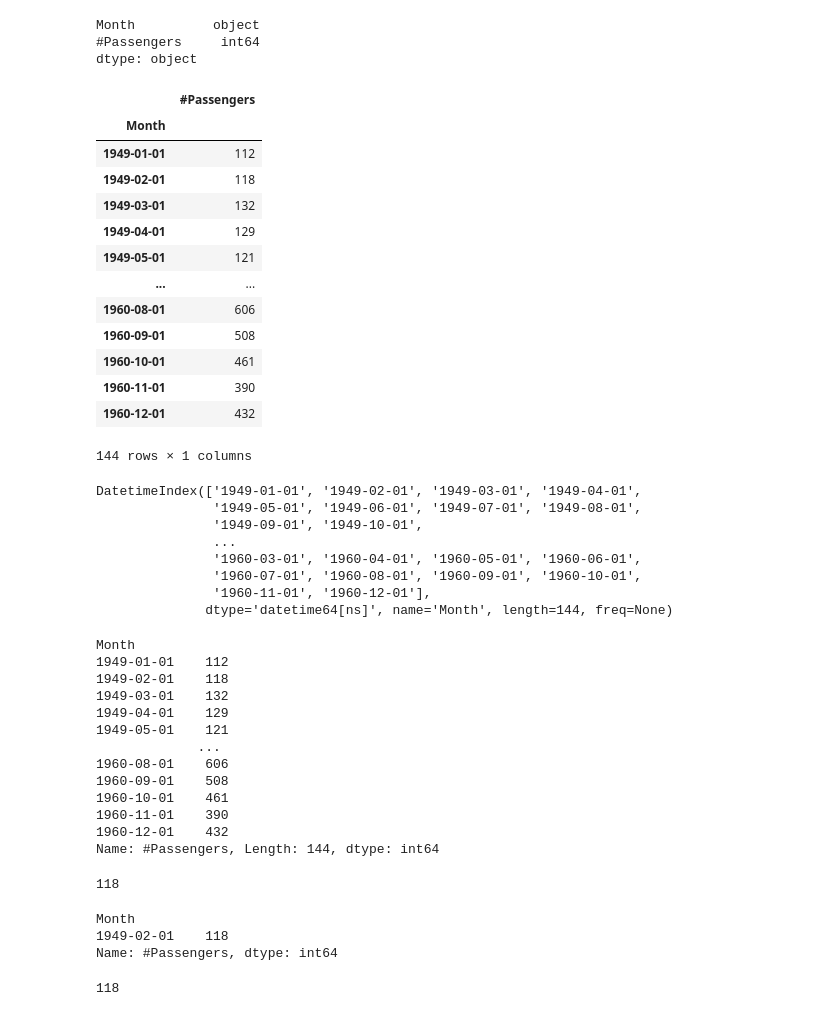
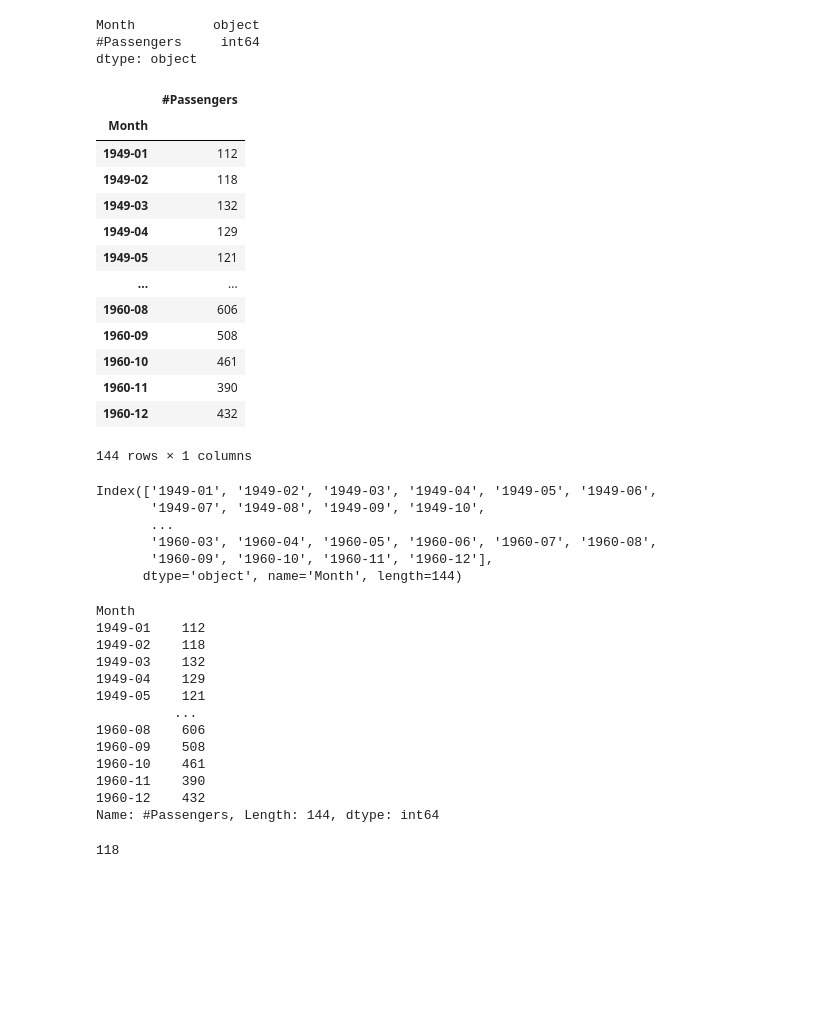
Before and after one commit to Joao-Inacio/Formacao-Cientista-de-Dados, a Jupyter notebook: 8_Series_Temporais/1_Serie_Temporal.ipynb, the cells around one changed output. Cells and saved outputs as stored; diff of their text form; code cells hidden in the pictures; blank space fills up the shorter version.

```diff
--- a/8_Series_Temporais/1_Serie_Temporal.ipynb
+++ b/8_Series_Temporais/1_Serie_Temporal.ipynb
@@ -36,76 +36,62 @@ dtype: object
 # %%
 """
 Conversão dos atributos que estão no formato string para formato de data:
 ANO-MÊS
 """
 dataparse = lambda dates: datetime.strptime(dates, '%Y-%m')
 base = pd.read_csv(
-    './Data/AirPassengers.csv', parse_dates = ['Month'], index_col = 'Month',
-    date_parser= dataparse
+    './Data/AirPassengers.csv', parse_dates=['Month'], index_col='Month',
+    date_format=dataparse
 )
 base
 # %% [output]
 |  | #Passengers |
 | Month |  |
-| 1949-01-01 | 112 |
-| 1949-02-01 | 118 |
-| 1949-03-01 | 132 |
-| 1949-04-01 | 129 |
-| 1949-05-01 | 121 |
+| 1949-01 | 112 |
+| 1949-02 | 118 |
+| 1949-03 | 132 |
+| 1949-04 | 129 |
+| 1949-05 | 121 |
 | ... | ... |
-| 1960-08-01 | 606 |
-| 1960-09-01 | 508 |
-| 1960-10-01 | 461 |
-| 1960-11-01 | 390 |
-| 1960-12-01 | 432 |
+| 1960-08 | 606 |
+| 1960-09 | 508 |
+| 1960-10 | 461 |
+| 1960-11 | 390 |
+| 1960-12 | 432 |
 144 rows × 1 columns
 # %%
 # Visualização do índice do dataframe (#Passengers)
 base.index
 # %% [output]
-DatetimeIndex(['1949-01-01', '1949-02-01', '1949-03-01', '1949-04-01',
-               '1949-05-01', '1949-06-01', '1949-07-01', '1949-08-01',
-               '1949-09-01', '1949-10-01',
-               ...
-               '1960-03-01', '1960-04-01', '1960-05-01', '1960-06-01',
-               '1960-07-01', '1960-08-01', '1960-09-01', '1960-10-01',
-               '1960-11-01', '1960-12-01'],
-              dtype='datetime64[ns]', name='Month', length=144, freq=None)
+Index(['1949-01', '1949-02', '1949-03', '1949-04', '1949-05', '1949-06',
+       '1949-07', '1949-08', '1949-09', '1949-10',
+       ...
+       '1960-03', '1960-04', '1960-05', '1960-06', '1960-07', '1960-08',
+       '1960-09', '1960-10', '1960-11', '1960-12'],
+      dtype='object', name='Month', length=144)
 # %%
 #criação da série temporal (ts)
 ts = base['#Passengers']
 ts
 # %% [output]
 Month
-1949-01-01    112
-1949-02-01    118
-1949-03-01    132
-1949-04-01    129
-1949-05-01    121
-             ...
-1960-08-01    606
-1960-09-01    508
-1960-10-01    461
-1960-11-01    390
-1960-12-01    432
+1949-01    112
+1949-02    118
+1949-03    132
+1949-04    129
+1949-05    121
+          ...
+1960-08    606
+1960-09    508
+1960-10    461
+1960-11    390
+1960-12    432
 Name: #Passengers, Length: 144, dtype: int64
-# %%
-# Visualização de registro específico
-ts[1]
-# %% [output]
-118
 # %%
 # Visualização por ano e mês
 ts['1949-02']
 # %% [output]
-Month
-1949-02-01    118
-Name: #Passengers, dtype: int64
+118
-# %%
-# Visualização de data específica
-ts[datetime(1949,2,1)]
-# %% [output]
-118
 # %%
 # Visualização de intervalos
 ts['1950-01-01':'1950-07-31']
```
Also changed, not shown: parts of 10 cells of this notebook.
